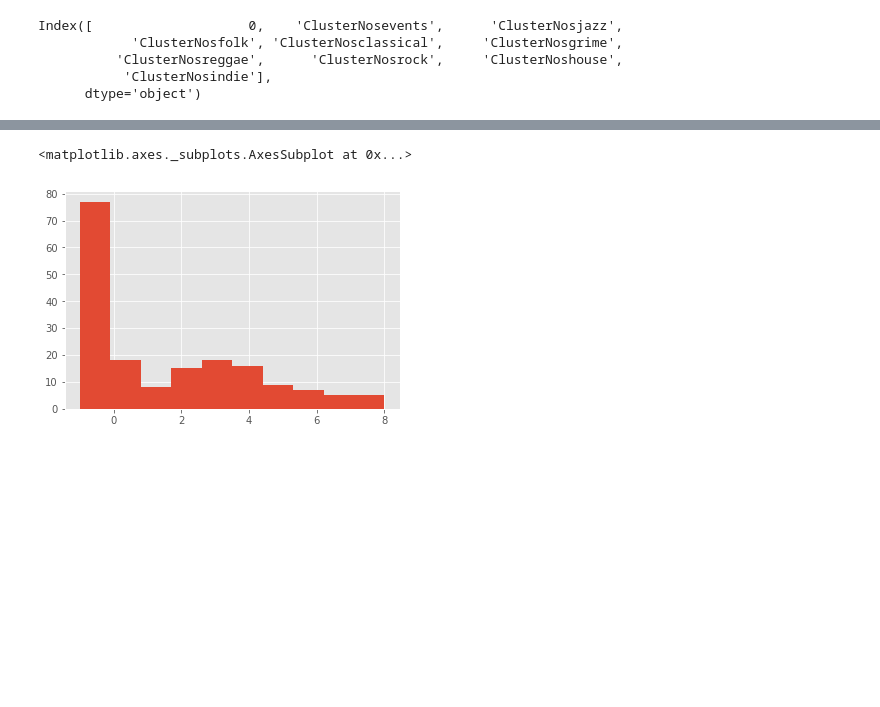
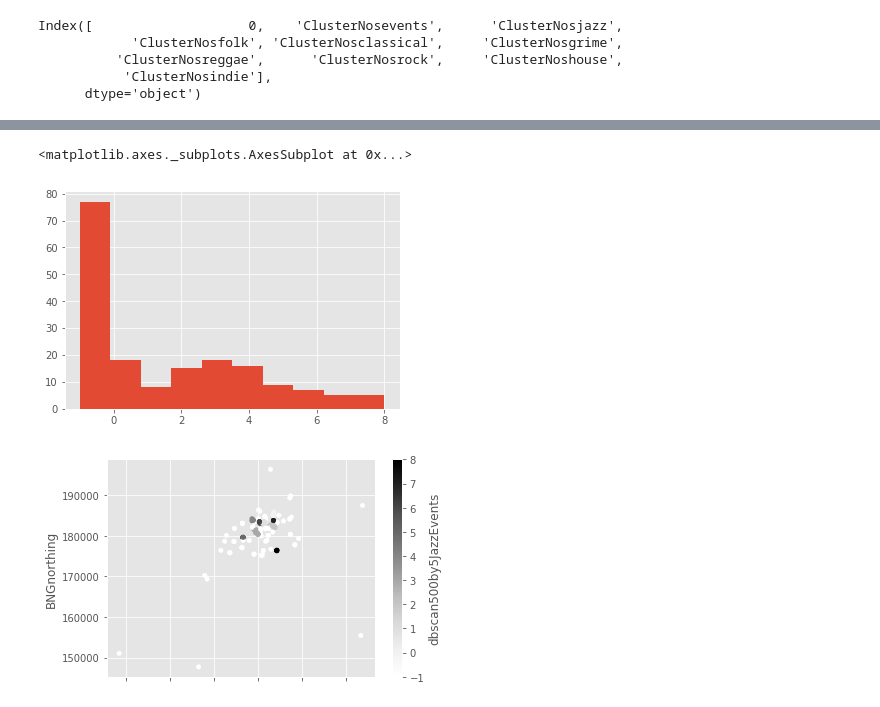
Before and after one commit to CityBlender/data-analysis, a Jupyter notebook: 02_Notebooks/Jays/DB_SCAN_V03.ipynb, the cells around one changed output, grey strips where cells are left out. Drawn from its saved outputs; the diff is of its cells as text; code cells hidden in the pictures; blank space fills up the shorter version.

```diff
--- a/02_Notebooks/Jays/DB_SCAN_V03.ipynb
+++ b/02_Notebooks/Jays/DB_SCAN_V03.ipynb
@@ -491,24 +491,28 @@ High five! You successfully sent some data to your account on plotly. View your
 # %%
 #now get folium map of clusters
 #need to create the function to add labels of clusters to the dataframe
 #eps 500 minsamples 5
 # def SCANING_DB(eps_var = 0.1 , min_sample_var = 5, db = subset, lat_var = 'lat', lng_var = 'lng'):
 #     dbscan = DBSCAN(eps=eps_var, min_samples = min_sample_var)
 #     print(dbscan)
 #     arrey_coords = db[[lat_var, lng_var]].values
     #print(arrey_coords)
 # try clustering out on the whole dataset
 #     dbscan_result = dbscan.fit(arrey_coords)
 #     dbscan_result_lbls = dbscan_result.labels_
 #     return(dbscan_result_lbls)
 
 dbscanJazzLabels = SCANING_DB(eps_var = 500, db = jazz, lat_var = 'BNGnorthing', lng_var = 'BNGeasting')
+
 jazz['dbscan500by5JazzEvents'] = pd.DataFrame(dbscanJazzLabels)
 
 jazz['dbscan500by5JazzEvents'].hist()
+
+jazz.plot.scatter(y='BNGnorthing', x='BNGeasting', c='dbscan500by5JazzEvents')
 # %% [output]
 <matplotlib.axes._subplots.AxesSubplot at 0x...>
 [figure]
+[figure, added]
 # %%
 #get locations in genre subsetdf as an array for clustering
 def genre_df_loc_array(genreDf):
```
